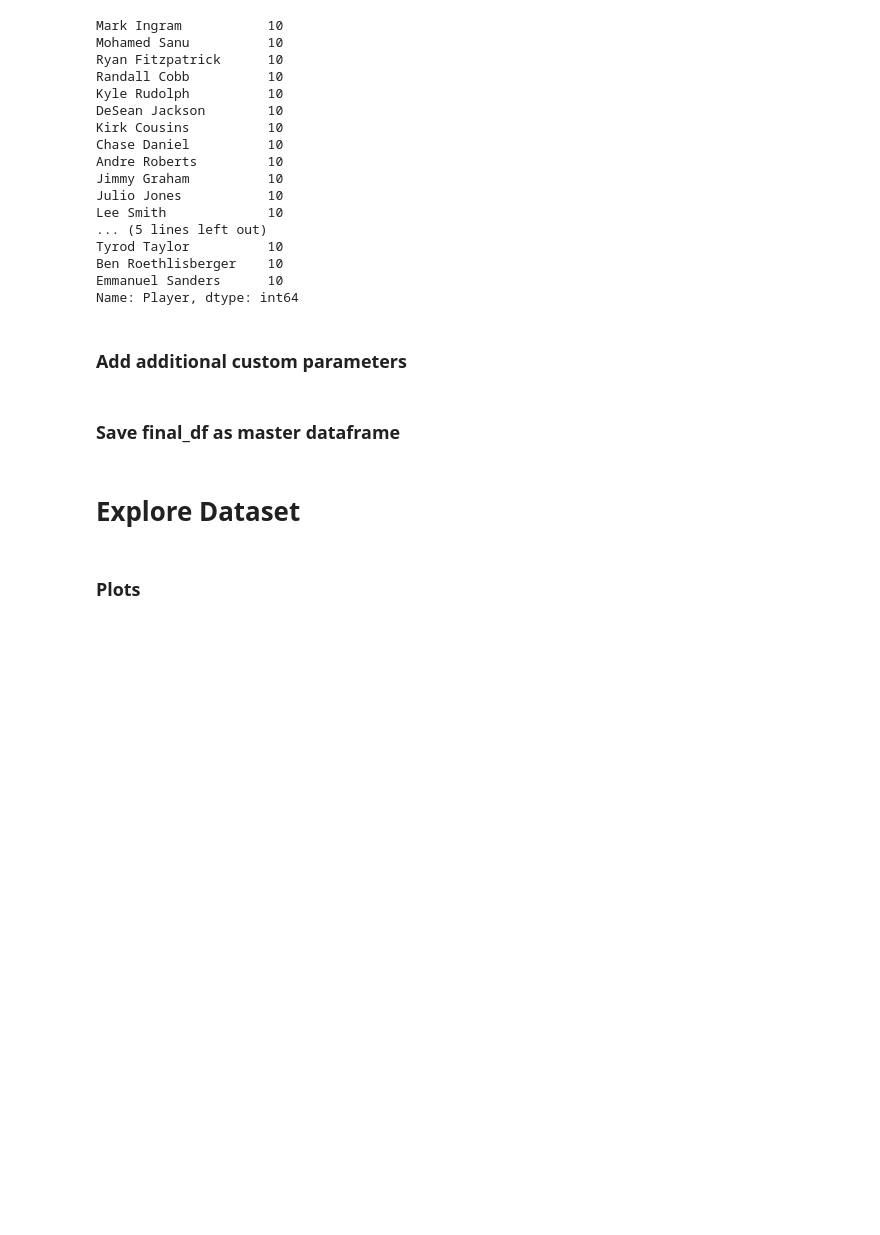
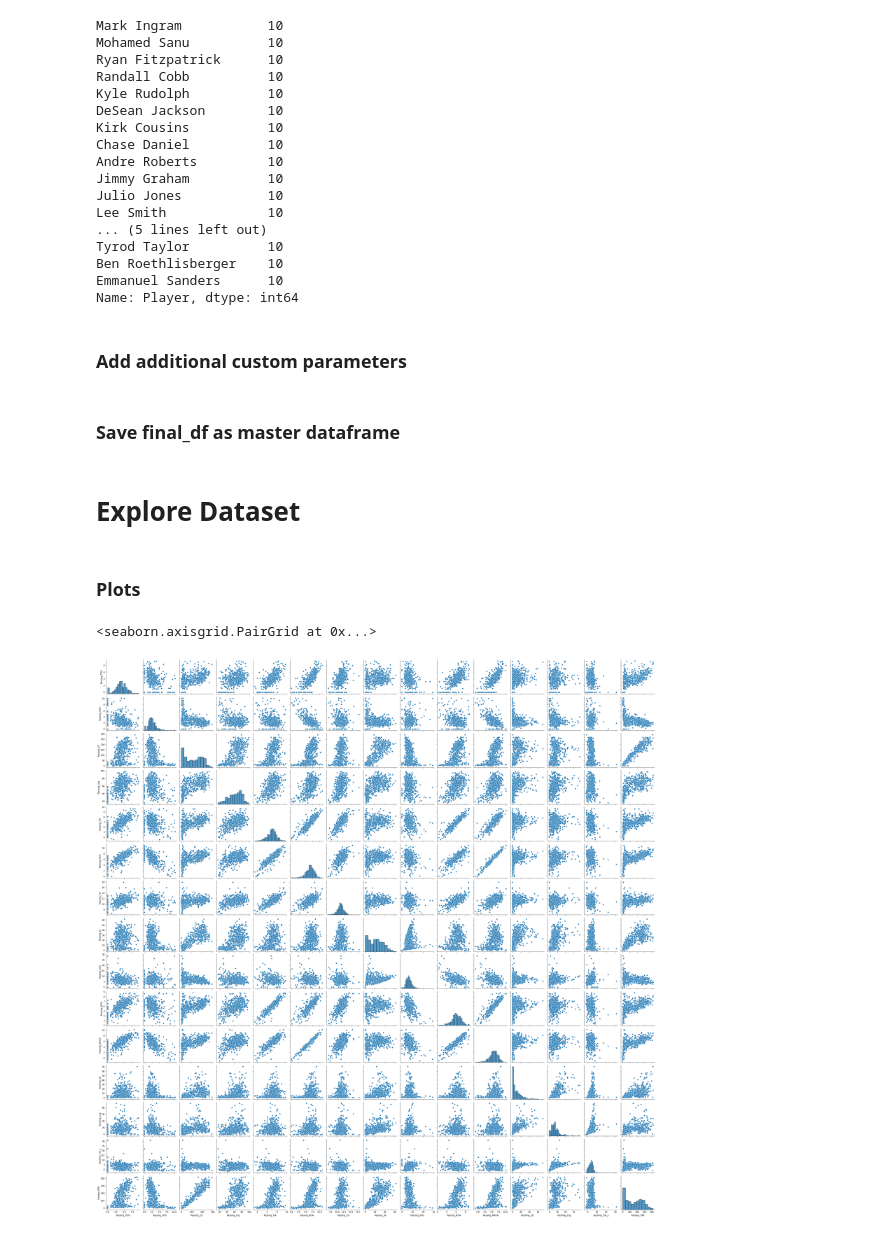
Before and after one commit to mattgilgo/fantasy_football, a Jupyter notebook: eda.ipynb, the cells around one changed output. Cells and saved outputs as stored; diff of their text form; code cells hidden in the pictures; blank space fills up the shorter version.

Commit message:
pairplot on qbs added. working through ols overfit

```diff
--- a/eda.ipynb
+++ b/eda.ipynb
@@ -786,3 +786,23 @@ subplot_config = \
 
 
 pts_vs_combine_scatterplots(final_df, subplot_config)
+# %%
+# Master Dataset
+df = pd.read_csv('data/master_df.csv')
+
+# Separate Datasets by Position
+qbs = df[df['Position'] == 'QB']
+rbs = df[df['Position'] == 'RB']
+wrs = df[df['Position'] == 'WR']
+tes = df[df['Position'] == 'TE']
+
+from sklearn.preprocessing import StandardScaler
+model = StandardScaler()
+qb_reduced_df = qbs[['Passing_TD%','Passing_Int%','Passing_1D','Passing_Lng','Passing_Y/A','Passing_AY/A','Passing_Y/C','Passing_Sk','Passing_Sk%','Passing_NY/A','Passing_ANY/A','Rushing_1D','Rushing_Lng','Rushing_Y/A_y','Fantasy_PPR']]
+qb_reduced_df = qb_reduced_df.dropna()
+model.fit(qb_reduced_df)
+
+sns.pairplot(qb_reduced_df)
+# %% [output]
+<seaborn.axisgrid.PairGrid at 0x...>
+[figure, added]
```
Also changed, not shown: 2 other files.
